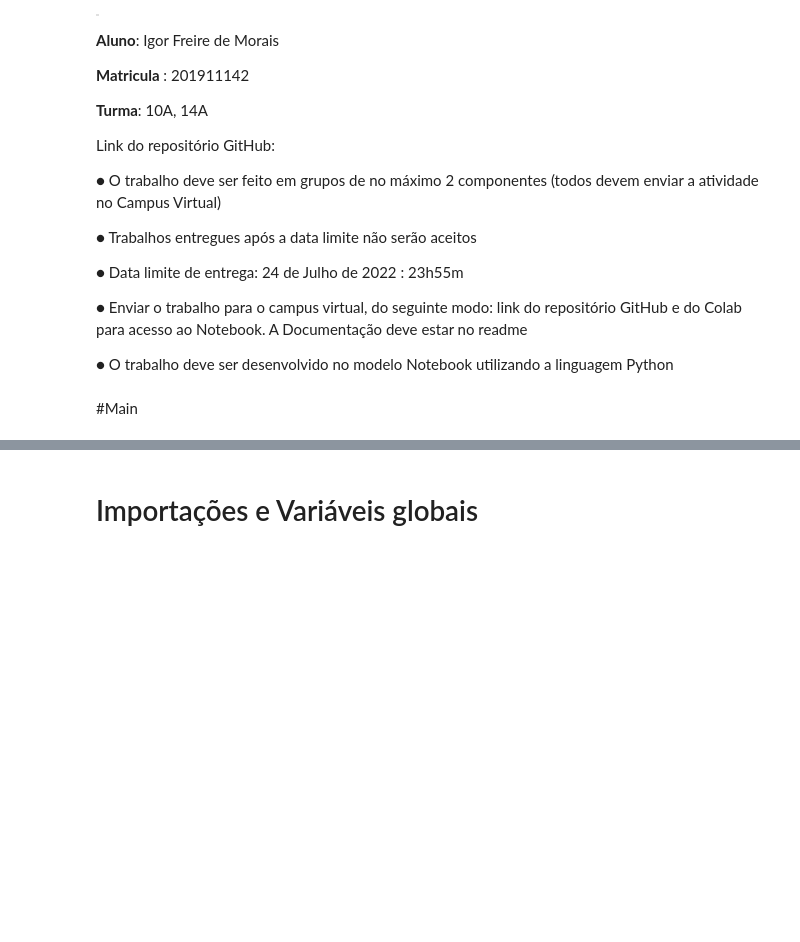
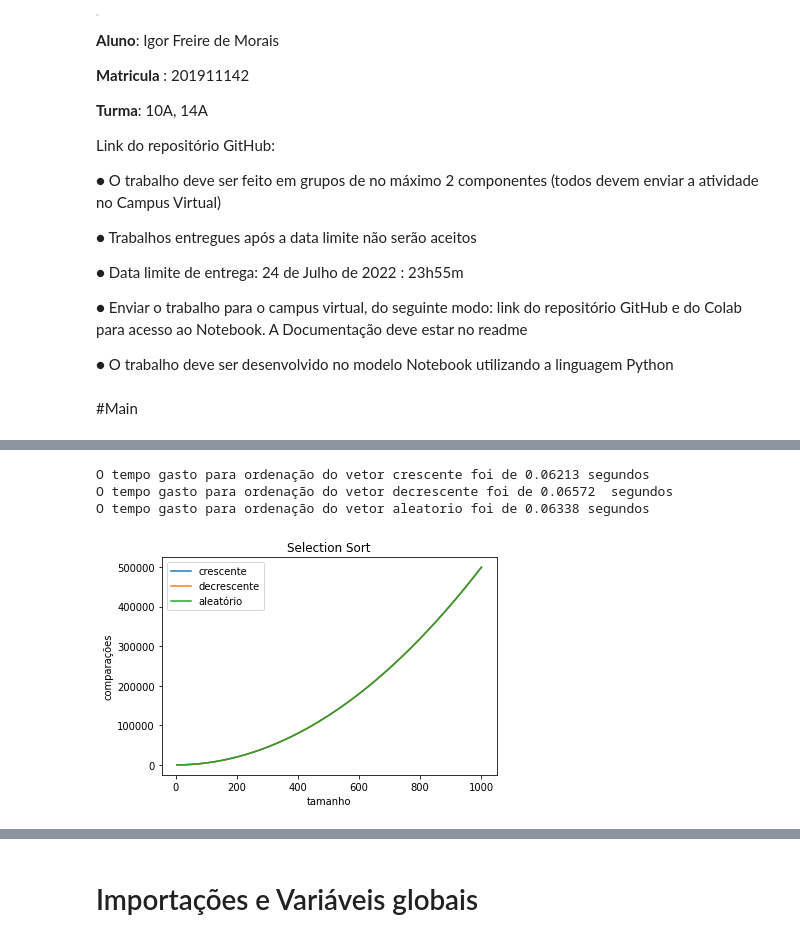
Before and after one commit to IgorFreiredeMorais/Cpa, a Jupyter notebook: EFC1.ipynb, the cells around one changed output, grey strips where cells are left out. Cells and saved outputs as stored; diff of their text form; code cells hidden in the pictures; blank space fills up the shorter version.

```diff
--- a/EFC1.ipynb
+++ b/EFC1.ipynb
@@ -328,0 +89,20 @@ def gera_arranjos_aleatorio(n_elementos):
+# %%
+ordenaredesenhar(selectionSort, (casoCrescente, casoDecrescente, casoAleatorio), 'Selection Sort')
+auxAleatorio = []
+auxMelhorCaso = []
+auxPiorCaso = []
+for a in range(5,1000):
+  auxAleatorio.append(tempo(selectionSort, vetorAleatorio(1000)))
+  auxMelhorCaso.append(tempo(selectionSort, vetorCrescente(1000)))
+  auxPiorCaso.append(tempo(selectionSort, vetorDecrescente(1000)))
+tempoFinalAleatorio = sum(auxAleatorio) / 1000
+tempoFinalMelhor = sum(auxMelhorCaso) / 1000
+tempoFinalPior = sum(auxPiorCaso) / 1000
+print('O tempo gasto para ordenação do vetor crescente foi de {:.5f}' .format(tempoFinalMelhor),'segundos')
+print('O tempo gasto para ordenação do vetor decrescente foi de {:.5f} ' .format(tempoFinalPior),'segundos')
+print('O tempo gasto para ordenação do vetor aleatorio foi de {:.5f}' .format(tempoFinalAleatorio),'segundos')
+# %% [output]
+O tempo gasto para ordenação do vetor crescente foi de 0.06213 segundos
+O tempo gasto para ordenação do vetor decrescente foi de 0.06572  segundos
+O tempo gasto para ordenação do vetor aleatorio foi de 0.06338 segundos
+[figure, added]
```
Also changed, not shown: parts of 31 cells of this notebook.
